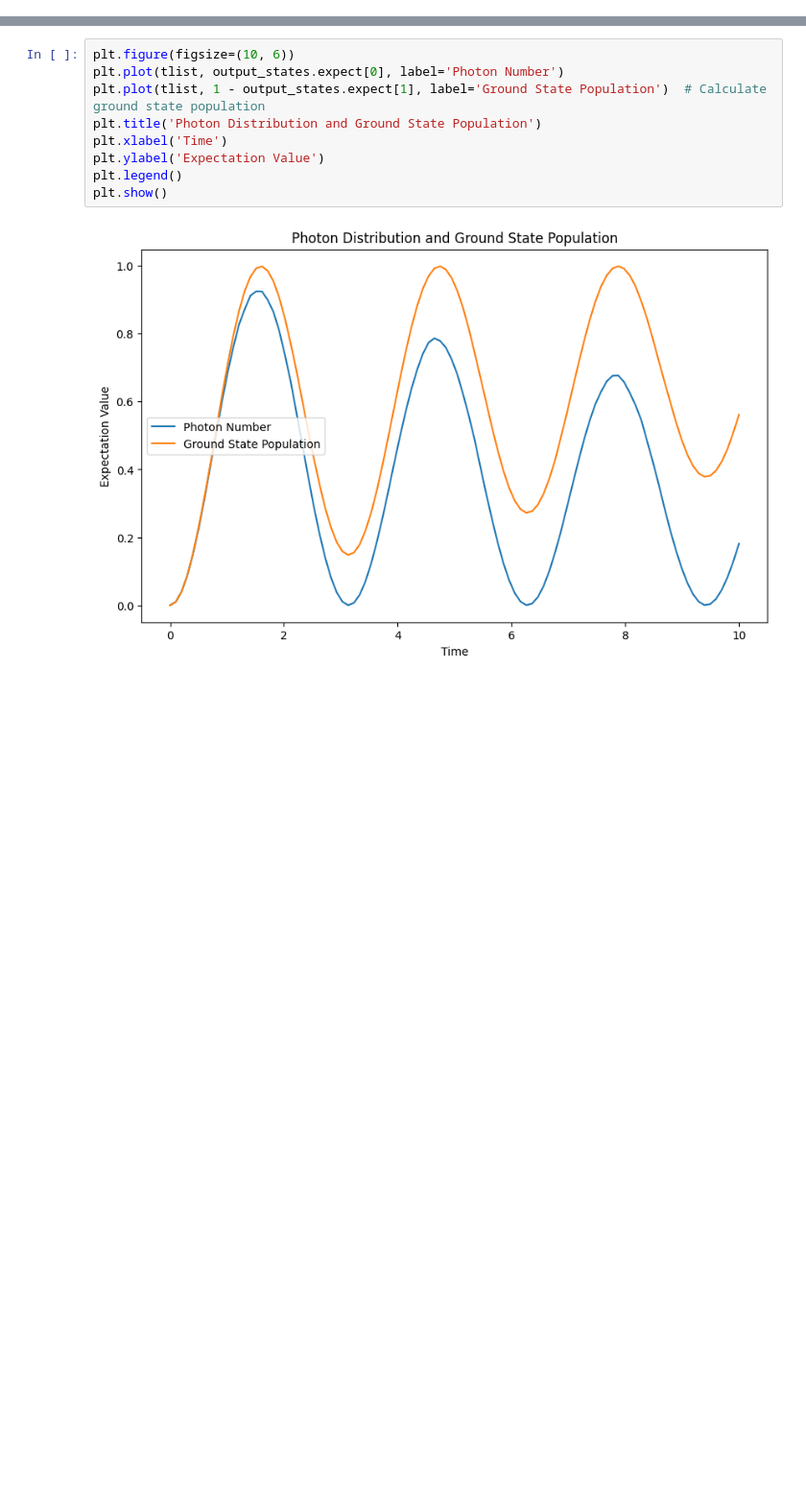
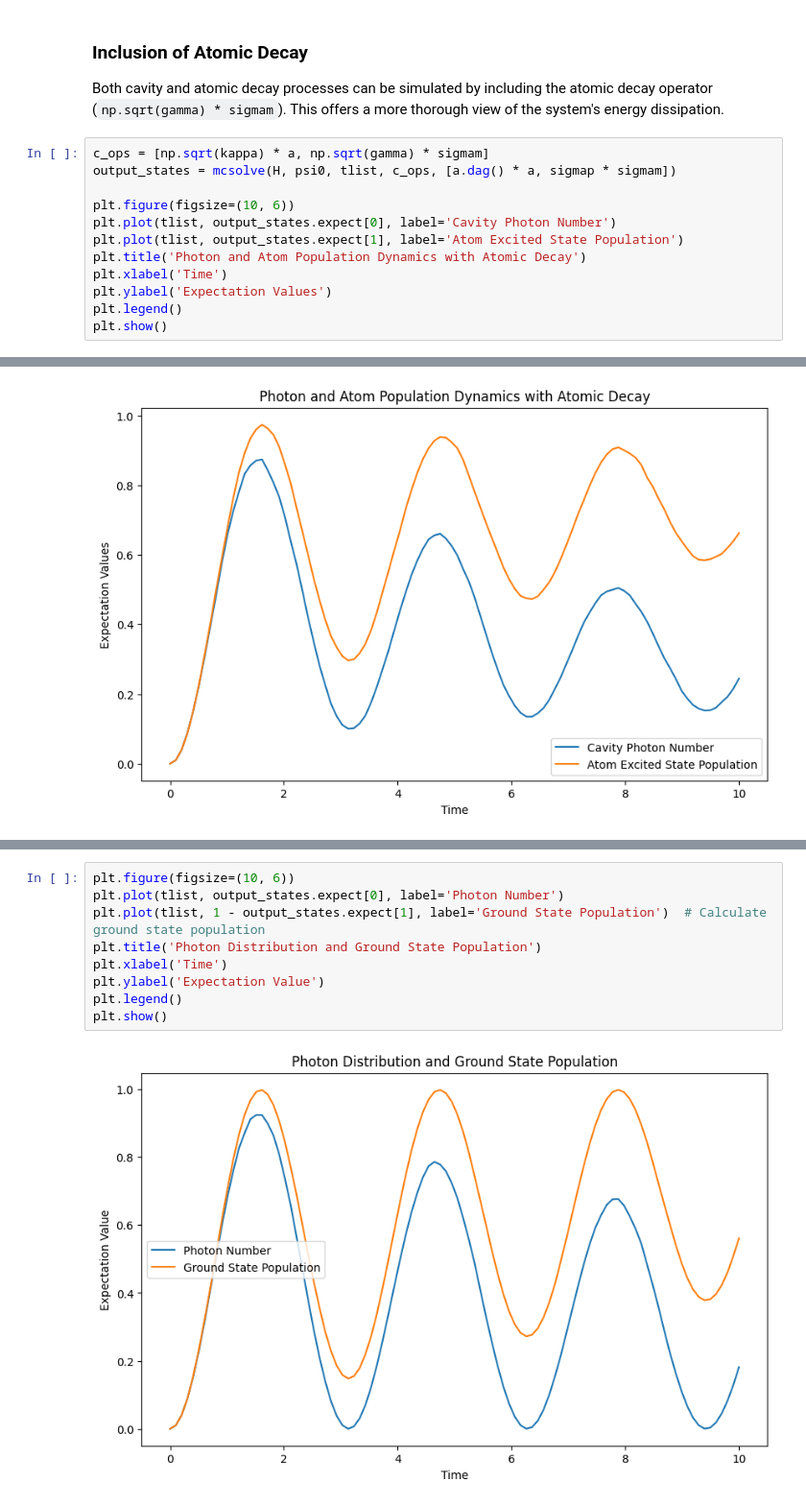
Before and after one commit to ubsuny/MC-CP2P2024, a Jupyter notebook: photon_cavity_distribution.ipynb, the cells around one changed output, grey strips where cells are left out. Shown at 96% size. Drawn from its saved outputs; the diff is of its cells as text; blank space fills up the shorter version.

```diff
--- a/photon_cavity_distribution.ipynb
+++ b/photon_cavity_distribution.ipynb
@@ -121,0 +124,16 @@ Total run time:   3.03s
+# %% [markdown]
+### Inclusion of Atomic Decay
+Both cavity and atomic decay processes can be simulated by including the atomic decay operator (`np.sqrt(gamma) * sigmam`). This offers a more thorough view of the system's energy dissipation.
+# %%
+c_ops = [np.sqrt(kappa) * a, np.sqrt(gamma) * sigmam]
+output_states = mcsolve(H, psi0, tlist, c_ops, [a.dag() * a, sigmap * sigmam])
+
+plt.figure(figsize=(10, 6))
+plt.plot(tlist, output_states.expect[0], label='Cavity Photon Number')
+plt.plot(tlist, output_states.expect[1], label='Atom Excited State Population')
+plt.title('Photon and Atom Population Dynamics with Atomic Decay')
+plt.xlabel('Time')
+plt.ylabel('Expectation Values')
+plt.legend()
+plt.show()
+# %% [output]
@@ -121,0 +151 @@ Total run time:   3.03s
+[figure, added]
```
Also changed, not shown: parts of 10 cells of this notebook, 2 other files.
